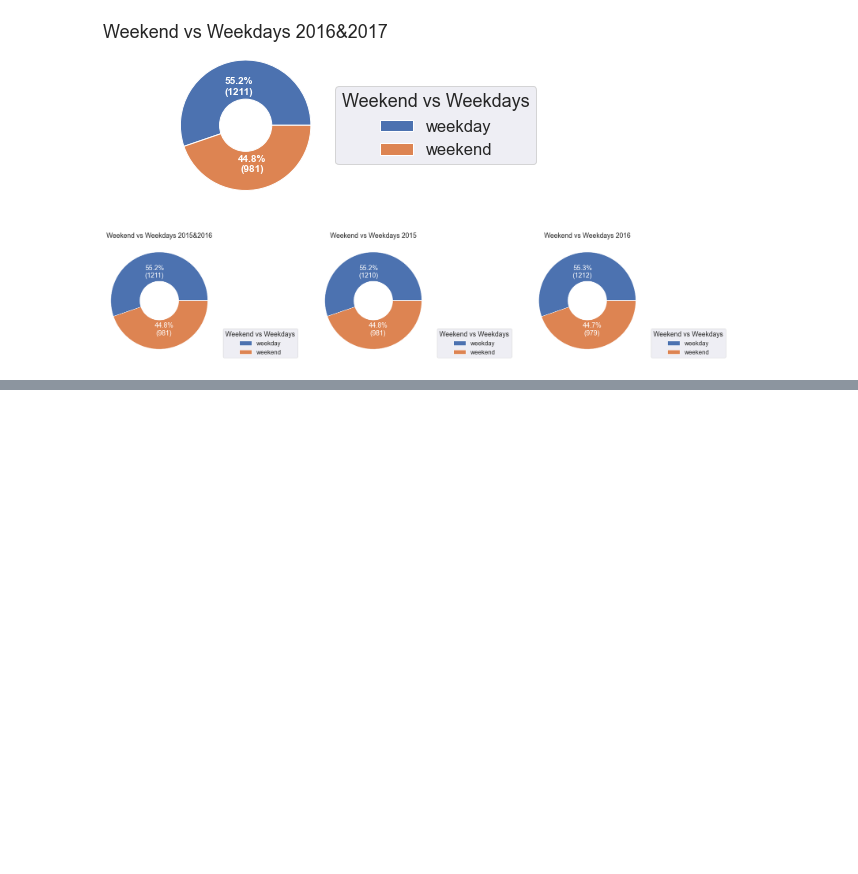
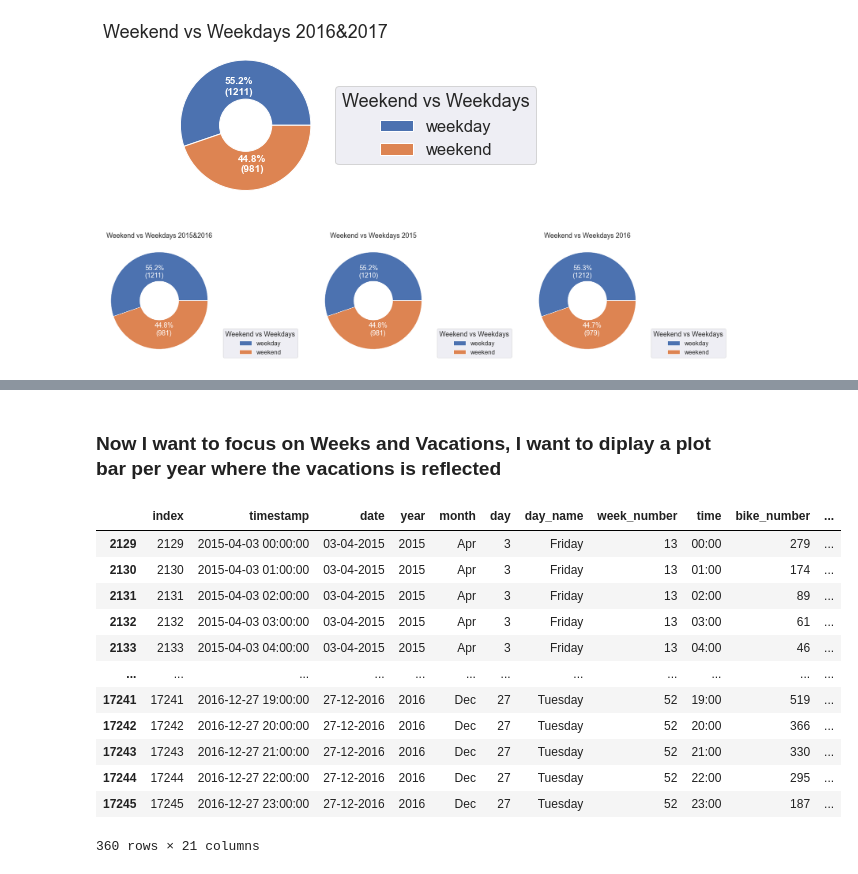
Before and after one commit to isra-st/London_Bike_Sharing, a Jupyter notebook: Visualizations_Draft_Isra.ipynb, the cells around one changed output, grey strips where cells are left out. Drawn from its saved outputs; the diff is of its cells as text; code cells hidden in the pictures; blank space fills up the shorter version.

```diff
--- a/Visualizations_Draft_Isra.ipynb
+++ b/Visualizations_Draft_Isra.ipynb
@@ -553,0 +568,18 @@ plt.show();
+# %% [markdown]
+### Now I want to focus on Weeks and Vacations, I want to diplay a plot bar per year where the vacations is reflected
+# %%
+df.loc[df['is_holiday']==1.0]
+# %% [output]
+|  | index | timestamp | date | year | month | day | day_name | week_number | time | bike_number | ... |
+| 2129 | 2129 | 2015-04-03 00:00:00 | 03-04-2015 | 2015 | Apr | 3 | Friday | 13 | 00:00 | 279 | ... |
+| 2130 | 2130 | 2015-04-03 01:00:00 | 03-04-2015 | 2015 | Apr | 3 | Friday | 13 | 01:00 | 174 | ... |
+| 2131 | 2131 | 2015-04-03 02:00:00 | 03-04-2015 | 2015 | Apr | 3 | Friday | 13 | 02:00 | 89 | ... |
+| 2132 | 2132 | 2015-04-03 03:00:00 | 03-04-2015 | 2015 | Apr | 3 | Friday | 13 | 03:00 | 61 | ... |
+| 2133 | 2133 | 2015-04-03 04:00:00 | 03-04-2015 | 2015 | Apr | 3 | Friday | 13 | 04:00 | 46 | ... |
+| ... | ... | ... | ... | ... | ... | ... | ... | ... | ... | ... | ... |
+| 17241 | 17241 | 2016-12-27 19:00:00 | 27-12-2016 | 2016 | Dec | 27 | Tuesday | 52 | 19:00 | 519 | ... |
+| 17242 | 17242 | 2016-12-27 20:00:00 | 27-12-2016 | 2016 | Dec | 27 | Tuesday | 52 | 20:00 | 366 | ... |
+| 17243 | 17243 | 2016-12-27 21:00:00 | 27-12-2016 | 2016 | Dec | 27 | Tuesday | 52 | 21:00 | 330 | ... |
+| 17244 | 17244 | 2016-12-27 22:00:00 | 27-12-2016 | 2016 | Dec | 27 | Tuesday | 52 | 22:00 | 295 | ... |
+| 17245 | 17245 | 2016-12-27 23:00:00 | 27-12-2016 | 2016 | Dec | 27 | Tuesday | 52 | 23:00 | 187 | ... |
+360 rows × 21 columns
```
Also changed, not shown: parts of 28 cells of this notebook, 1 other file.
